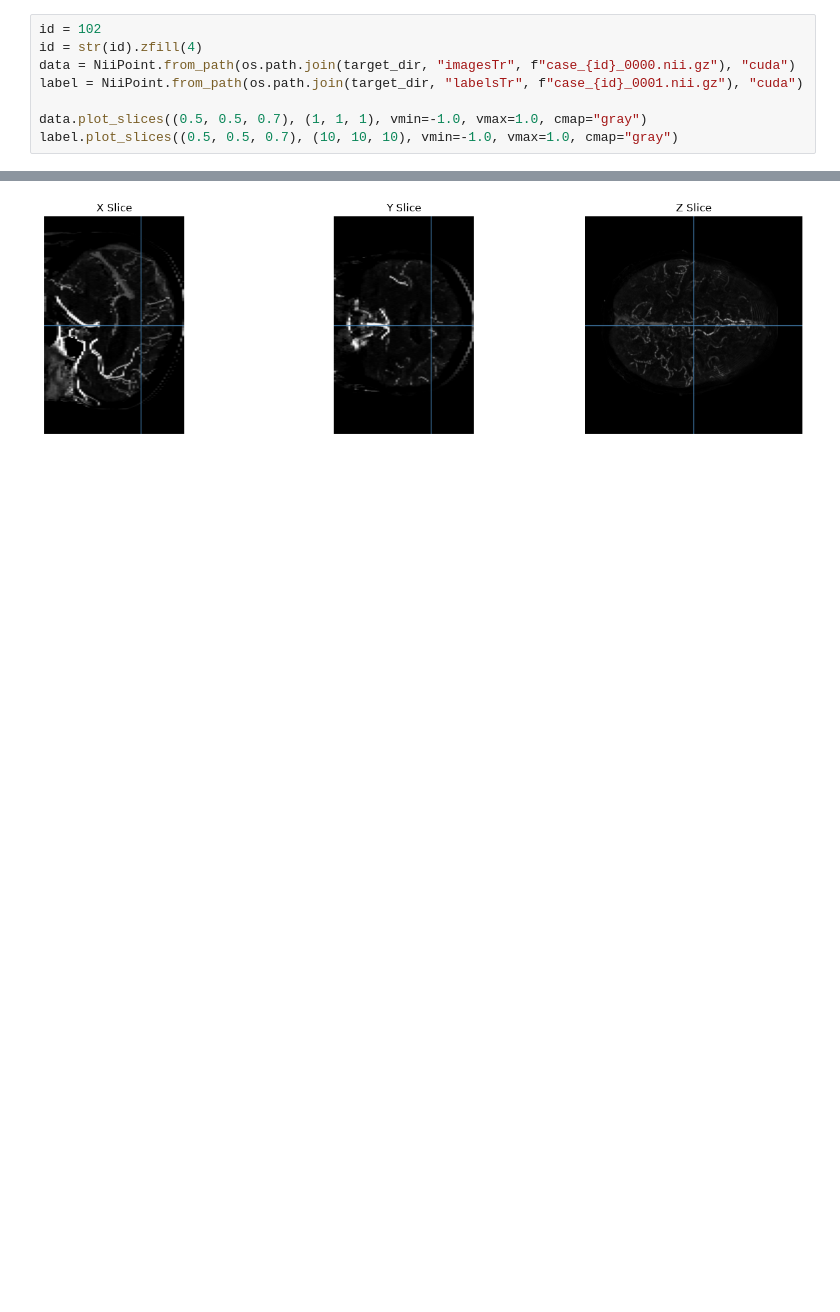
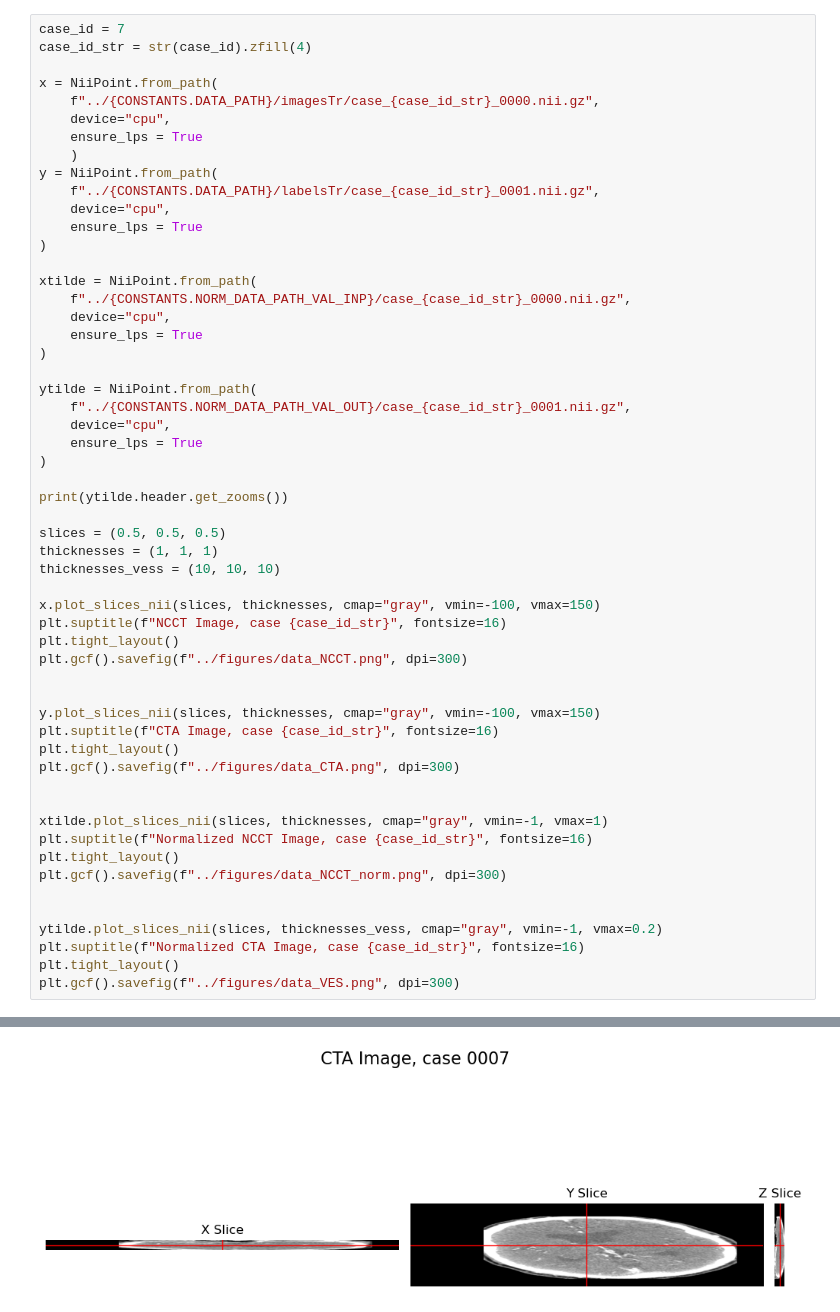
Before and after one commit to emastr/aipek_task_2026, a Jupyter notebook: notebooks/step1_process_data.ipynb, the cells around one changed output, grey strips where cells are left out. Drawn from its saved outputs; the diff is of its cells as text; blank space fills up the shorter version.

```diff
--- a/notebooks/step1_process_data.ipynb
+++ b/notebooks/step1_process_data.ipynb
@@ -108,9 +106,56 @@ Processing case_0171...
 # %%
-id = 102
-id = str(id).zfill(4)
-data = NiiPoint.from_path(os.path.join(target_dir, "imagesTr", f"case_{id}_0000.nii.gz"), "cuda")
-label = NiiPoint.from_path(os.path.join(target_dir, "labelsTr", f"case_{id}_0001.nii.gz"), "cuda")
+case_id = 7
+case_id_str = str(case_id).zfill(4)
 
-data.plot_slices((0.5, 0.5, 0.7), (1, 1, 1), vmin=-1.0, vmax=1.0, cmap="gray")
-label.plot_slices((0.5, 0.5, 0.7), (10, 10, 10), vmin=-1.0, vmax=1.0, cmap="gray")
+x = NiiPoint.from_path(
+    f"../{CONSTANTS.DATA_PATH}/imagesTr/case_{case_id_str}_0000.nii.gz",
+    device="cpu",
+    ensure_lps = True
+    )
+y = NiiPoint.from_path(
+    f"../{CONSTANTS.DATA_PATH}/labelsTr/case_{case_id_str}_0001.nii.gz",
+    device="cpu",
+    ensure_lps = True
+)
+
+xtilde = NiiPoint.from_path(
+    f"../{CONSTANTS.NORM_DATA_PATH_VAL_INP}/case_{case_id_str}_0000.nii.gz",
+    device="cpu",
+    ensure_lps = True
+)
+
+ytilde = NiiPoint.from_path(
+    f"../{CONSTANTS.NORM_DATA_PATH_VAL_OUT}/case_{case_id_str}_0001.nii.gz",
+    device="cpu",
+    ensure_lps = True
+)
+
+print(ytilde.header.get_zooms())
+
+slices = (0.5, 0.5, 0.5)
+thicknesses = (1, 1, 1)
+thicknesses_vess = (10, 10, 10)
+
+x.plot_slices_nii(slices, thicknesses, cmap="gray", vmin=-100, vmax=150)
+plt.suptitle(f"NCCT Image, case {case_id_str}", fontsize=16)
+plt.tight_layout()
+plt.gcf().savefig(f"../figures/data_NCCT.png", dpi=300)
+
+
+y.plot_slices_nii(slices, thicknesses, cmap="gray", vmin=-100, vmax=150)
+plt.suptitle(f"CTA Image, case {case_id_str}", fontsize=16)
+plt.tight_layout()
+plt.gcf().savefig(f"../figures/data_CTA.png", dpi=300)
+
+
+xtilde.plot_slices_nii(slices, thicknesses, cmap="gray", vmin=-1, vmax=1)
+plt.suptitle(f"Normalized NCCT Image, case {case_id_str}", fontsize=16)
+plt.tight_layout()
+plt.gcf().savefig(f"../figures/data_NCCT_norm.png", dpi=300)
+
+
+ytilde.plot_slices_nii(slices, thicknesses_vess, cmap="gray", vmin=-1, vmax=0.2)
+plt.suptitle(f"Normalized CTA Image, case {case_id_str}", fontsize=16)
+plt.tight_layout()
+plt.gcf().savefig(f"../figures/data_VES.png", dpi=300)
 # %% [output]
@@ -119 +164 @@ label.plot_slices((0.5, 0.5, 0.7), (10, 10, 10), vmin=-1.0, vmax=1.0, cmap="gray
-[figure, old version]
+[figure, new version]
```
Also changed, not shown: parts of 2 cells of this notebook, 30 other files.
